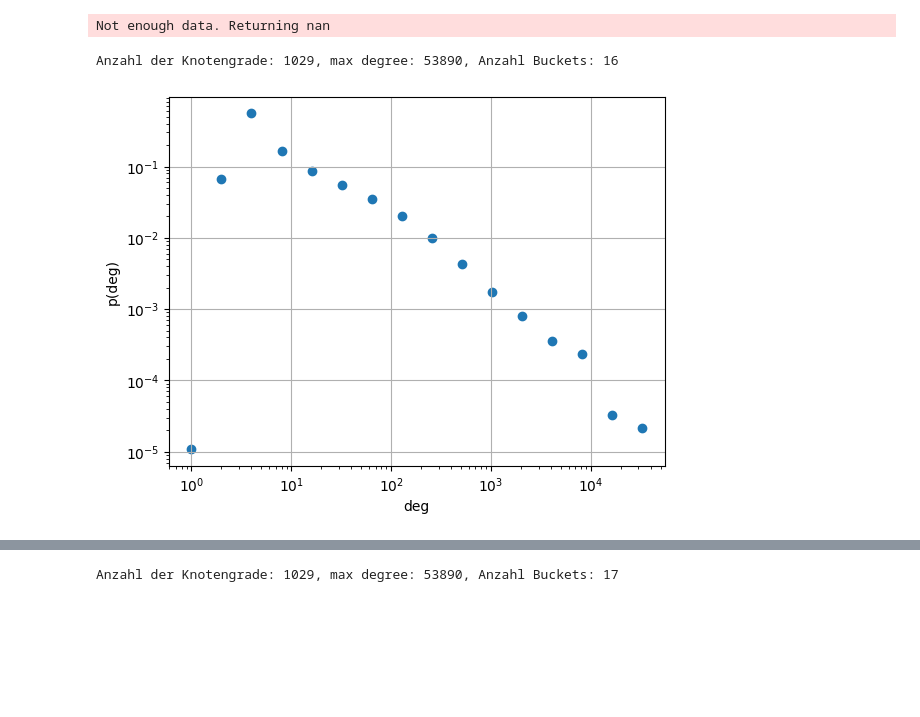
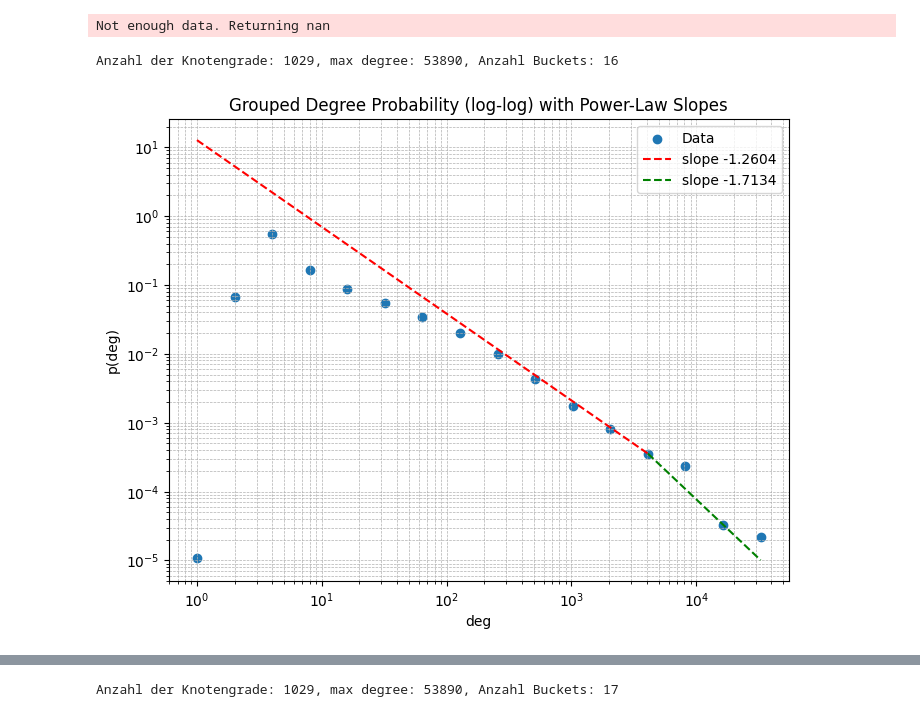
Before and after one commit to Amerek200/63055KomplexeNetze, a Jupyter notebook: data_analysis/regiment_plot.ipynb, the cells around one changed output, grey strips where cells are left out. Saved outputs shown, nothing was run; the diff lists cells and outputs as text; code cells hidden in the pictures; blank space fills up the shorter version.

Commit message:
Beispielplot

```diff
--- a/data_analysis/regiment_plot.ipynb
+++ b/data_analysis/regiment_plot.ipynb
@@ -26,7 +26,7 @@ def find_word_regiment_candidates_grouped(deg_prob_dict, start=0, stop=0, step=1
         probs_left = [t[1] for t in left]
         probs_right = [t[1] for t in right]
         try:
-            powerlaw_left = powerlaw.Fit(probs_left, xmin = min(probs_left) )
+            powerlaw_left = powerlaw.Fit(probs_left, xmin =(min(probs_left)))
             powerlaw_right = powerlaw.Fit(probs_right, xmin= (min(probs_right)))
             #if np.isinf(powerlaw_left.alpha) or np.isinf(powerlaw_right.alpha): continue #doenst work ,,,
             res[i] = { "left": powerlaw_left.alpha, "right": powerlaw_right.alpha}
@@ -93,6 +93,45 @@ def grouped_deg_prob_scatter_plot(grouped_dict):
     plt.ylabel("p(deg)")
     plt.grid(True)
     plt.show()
+
+
+
+def grouped_deg_prob_scatter_plot_with_slopes(grouped_dict):
+    x = np.array(list(grouped_dict.keys()), dtype=int)
+    y = np.array(list(grouped_dict.values()), dtype=float)
+
+    plt.figure(figsize=(8, 6))
+    plt.scatter(x, y, label="Data")
+
+    plt.xscale("log")
+    plt.yscale("log")
+    plt.xlabel("deg")
+    plt.ylabel("p(deg)")
+    plt.grid(True, which="both", ls="--", lw=0.5)
+
+    # -----------------------
+    # Add power-law segments
+    x1 = np.linspace(min(x), 4096, 100)
+    x2 = np.linspace(4096, max(x), 100)
+
+    # Find y value at x=4096 to make the segments join smoothly
+    y0 = grouped_dict.get(4096, None)
+    if y0 is None:
+        # fallback: interpolate y0 from data (roughly)
+        y0 = y[np.where(x == 4096)[0][0]] if 4096 in x else y[np.argmax(x < 4096)]
+
+    # First line: slope -1.2604
+    y1 = y0 * (x1 / 4096) ** -1.2604
+    plt.plot(x1, y1, color="red", linestyle="--", label="slope -1.2604")
+
+    # Second line: slope -1.7134
+    y2 = y0 * (x2 / 4096) ** -1.7134
+    plt.plot(x2, y2, color="green", linestyle="--", label="slope -1.7134")
+
+    # -----------------------
+    plt.legend()
+    plt.title("Grouped Degree Probability (log-log) with Power-Law Slopes")
+    plt.show()
 # %% [markdown]
 ## Gruppierung und mögliche Trennungen, Link Distance 2
 # %%
@@ -151,7 +190,8 @@ Trennung bei Bucket Nr.: 10 mit Wert 1024 -> links: 1.3564 / rechts: 1.3705
 Trennung bei Bucket Nr.: 9 mit Wert 512 -> links: 1.3294 / rechts: 1.3196
 Not enough data. Returning nan
 # %%
-grouped_deg_prob_scatter_plot(group_by_power_of_two(get_deg_probability_dict(G), group_method="lower"))
+#Beispielplot für dist = 2 und Trennpunkt: 4096. Aber die linke Linie ist Mist.
+grouped_deg_prob_scatter_plot_with_slopes(group_by_power_of_two(get_deg_probability_dict(G), group_method="lower"))
 # %% [output]
 Anzahl der Knotengrade: 1029, max degree: 53890, Anzahl Buckets: 16
-[figure, old version]
+[figure, new version]
```
Also changed, not shown: parts of 1 cell of this notebook.
